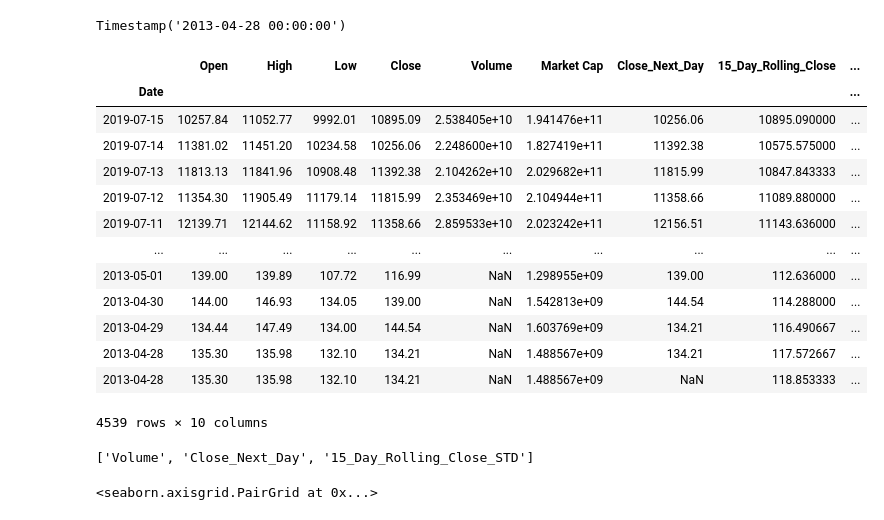
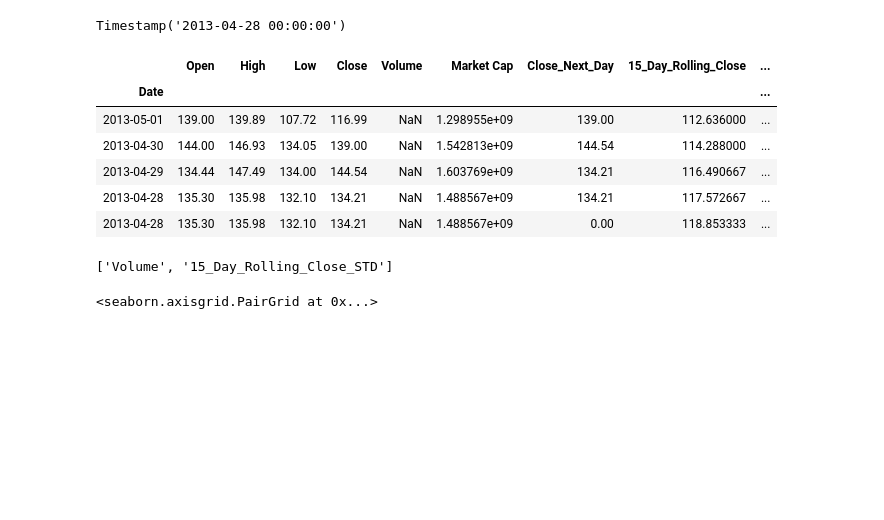
Before and after one commit to DhanushkaAbeyratne/Bitcoin-Price-Prediction---ARIMA, a Jupyter notebook: My_ids_project.ipynb, the cells around one changed output. Drawn from its saved outputs; the diff is of its cells as text; code cells hidden in the pictures; blank space fills up the shorter version.

```diff
--- a/My_ids_project.ipynb
+++ b/My_ids_project.ipynb
@@ -68,7 +68,7 @@ def custom_int_cast(string):
 df_bitcoin.Volume = df_bitcoin.Volume.apply(custom_int_cast)
 df_bitcoin['Market Cap'] = df_bitcoin['Market Cap'].apply(custom_int_cast)
 # %%
-df_bitcoin["Close_Next_Day"] = df_bitcoin.Close.shift(-1)
+df_bitcoin["Close_Next_Day"] = df_bitcoin.Close.shift(-1).fillna(0)
 # %%
 df_bitcoin['15_Day_Rolling_Close'] = df_bitcoin.Close.rolling(window=15, min_periods=1).mean()
 df_bitcoin['15_Day_Rolling_Close_STD'] = df_bitcoin.Close.rolling(window=15, min_periods=1).std()
@@ -83,26 +83,19 @@ min(df_bitcoin.index)
 # %% [output]
 Timestamp('2013-04-28 00:00:00')
 # %%
-df_bitcoin
+df_bitcoin.tail()
 # %% [output]
 |  | Open | High | Low | Close | Volume | Market Cap | Close_Next_Day | 15_Day_Rolling_Close | ... |
 | Date |  |  |  |  |  |  |  |  | ... |
-| 2019-07-15 | 10257.84 | 11052.77 | 9992.01 | 10895.09 | 2.538405e+10 | 1.941476e+11 | 10256.06 | 10895.090000 | ... |
-| 2019-07-14 | 11381.02 | 11451.20 | 10234.58 | 10256.06 | 2.248600e+10 | 1.827419e+11 | 11392.38 | 10575.575000 | ... |
-| 2019-07-13 | 11813.13 | 11841.96 | 10908.48 | 11392.38 | 2.104262e+10 | 2.029682e+11 | 11815.99 | 10847.843333 | ... |
-| 2019-07-12 | 11354.30 | 11905.49 | 11179.14 | 11815.99 | 2.353469e+10 | 2.104944e+11 | 11358.66 | 11089.880000 | ... |
-| 2019-07-11 | 12139.71 | 12144.62 | 11158.92 | 11358.66 | 2.859533e+10 | 2.023242e+11 | 12156.51 | 11143.636000 | ... |
-| ... | ... | ... | ... | ... | ... | ... | ... | ... | ... |
 | 2013-05-01 | 139.00 | 139.89 | 107.72 | 116.99 | NaN | 1.298955e+09 | 139.00 | 112.636000 | ... |
 | 2013-04-30 | 144.00 | 146.93 | 134.05 | 139.00 | NaN | 1.542813e+09 | 144.54 | 114.288000 | ... |
 | 2013-04-29 | 134.44 | 147.49 | 134.00 | 144.54 | NaN | 1.603769e+09 | 134.21 | 116.490667 | ... |
 | 2013-04-28 | 135.30 | 135.98 | 132.10 | 134.21 | NaN | 1.488567e+09 | 134.21 | 117.572667 | ... |
-| 2013-04-28 | 135.30 | 135.98 | 132.10 | 134.21 | NaN | 1.488567e+09 | NaN | 118.853333 | ... |
+| 2013-04-28 | 135.30 | 135.98 | 132.10 | 134.21 | NaN | 1.488567e+09 | 0.00 | 118.853333 | ... |
-4539 rows × 10 columns
 # %%
 df_bitcoin.columns[df_bitcoin.isna().any()].tolist()
 # %% [output]
-['Volume', 'Close_Next_Day', '15_Day_Rolling_Close_STD']
+['Volume', '15_Day_Rolling_Close_STD']
 # %%
 sns.pairplot(df_bitcoin)
 # %% [output]
```
Also changed, not shown: parts of 4 cells of this notebook, 1 other file.
